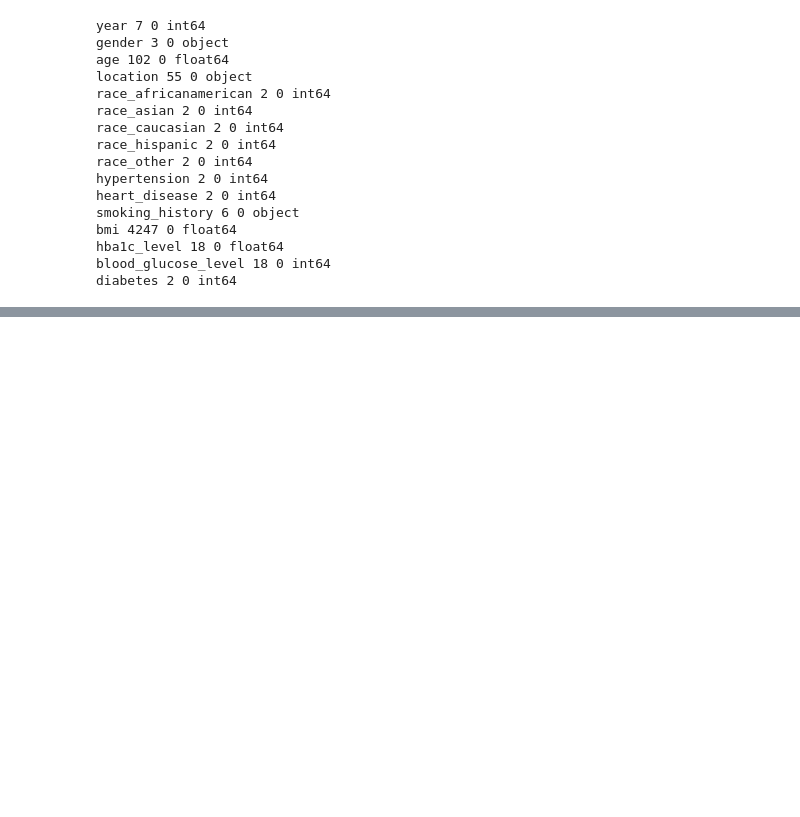
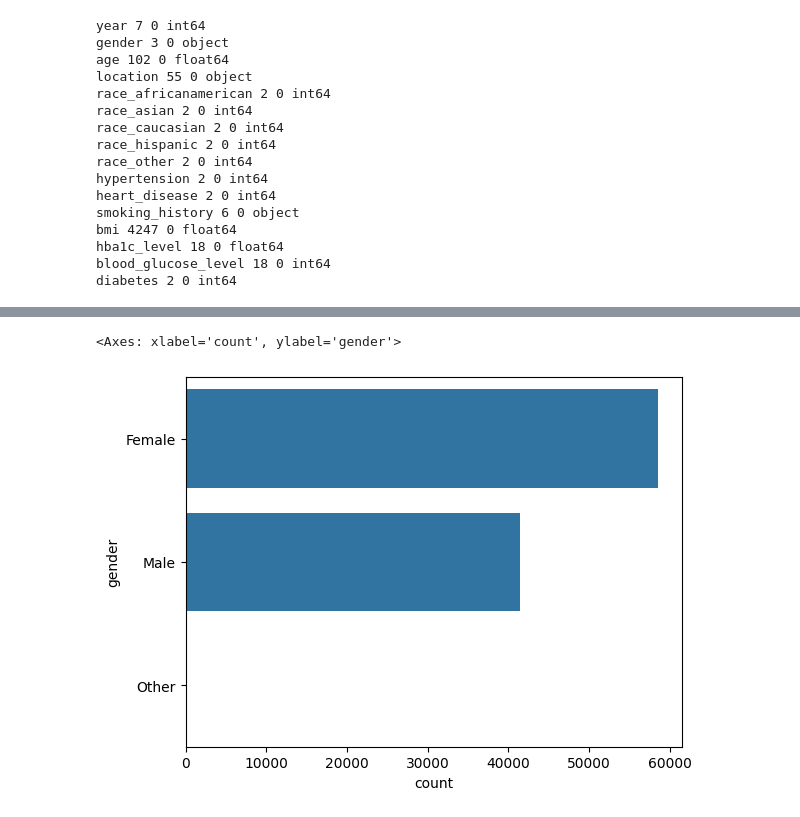
Before and after one commit to sudhagart/mlzoom-hw, a Jupyter notebook: midterm-project/project.ipynb, the cells around one changed output, grey strips where cells are left out. Saved outputs shown, nothing was run; the diff lists cells and outputs as text; code cells hidden in the pictures; blank space fills up the shorter version.

```diff
--- a/midterm-project/project.ipynb
+++ b/midterm-project/project.ipynb
@@ -106,0 +159,5 @@ diabetes 2 0 int64
+# %%
+sns.countplot(data['gender'])
+# %% [output]
+<Axes: xlabel='count', ylabel='gender'>
+[figure, added]
```
Also changed, not shown: parts of 53 cells of this notebook, 8 other files.
